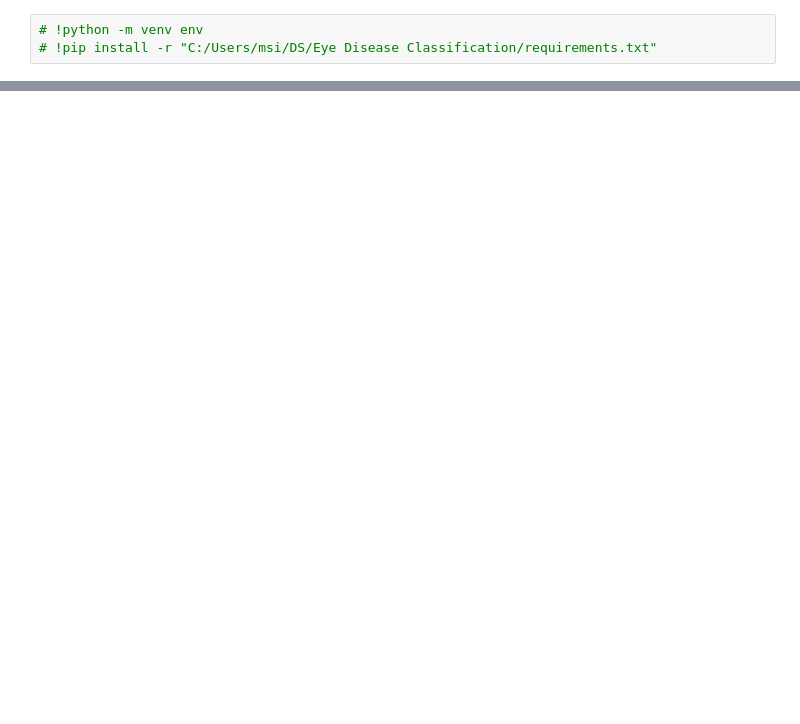
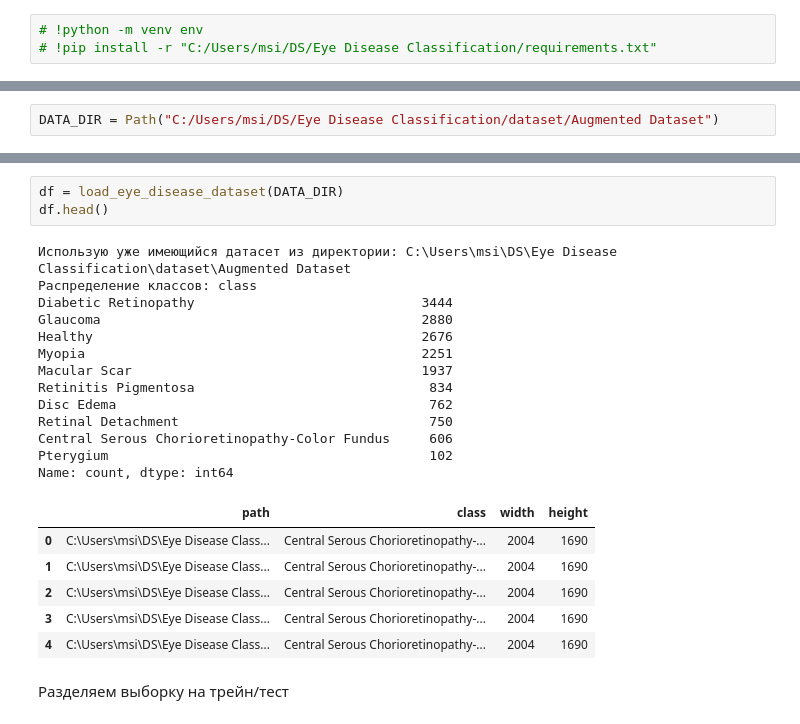
Before and after one commit to diamondOnJava/eye_disease_image_classifier, a Jupyter notebook: pipeline.ipynb, the cells around one changed output, grey strips where cells are left out. Saved outputs shown, nothing was run; the diff lists cells and outputs as text; blank space fills up the shorter version.

```diff
--- a/pipeline.ipynb
+++ b/pipeline.ipynb
@@ -16,0 +25,2 @@ Path to dataset files: C:\Users\msi\.cache\kagglehub\datasets\ruhulaminsharif\ey
+# %%
+DATA_DIR = Path("C:/Users/msi/DS/Eye Disease Classification/dataset/Augmented Dataset")
@@ -16,0 +91,25 @@ Path to dataset files: C:\Users\msi\.cache\kagglehub\datasets\ruhulaminsharif\ey
+# %%
+df = load_eye_disease_dataset(DATA_DIR)
+df.head()
+# %% [output]
+Использую уже имеющийся датасет из директории: C:\Users\msi\DS\Eye Disease Classification\dataset\Augmented Dataset
+Распределение классов: class
+Diabetic Retinopathy                             3444
+Glaucoma                                         2880
+Healthy                                          2676
+Myopia                                           2251
+Macular Scar                                     1937
+Retinitis Pigmentosa                              834
+Disc Edema                                        762
+Retinal Detachment                                750
+Central Serous Chorioretinopathy-Color Fundus     606
+Pterygium                                         102
+Name: count, dtype: int64
+|  | path | class | width | height |
+| 0 | C:\Users\msi\DS\Eye Disease Class... | Central Serous Chorioretinopathy-... | 2004 | 1690 |
+| 1 | C:\Users\msi\DS\Eye Disease Class... | Central Serous Chorioretinopathy-... | 2004 | 1690 |
+| 2 | C:\Users\msi\DS\Eye Disease Class... | Central Serous Chorioretinopathy-... | 2004 | 1690 |
+| 3 | C:\Users\msi\DS\Eye Disease Class... | Central Serous Chorioretinopathy-... | 2004 | 1690 |
+| 4 | C:\Users\msi\DS\Eye Disease Class... | Central Serous Chorioretinopathy-... | 2004 | 1690 |
+# %% [markdown]
+Разделяем выборку на трейн/тест
```
Also changed, not shown: parts of 30 cells of this notebook, 3 other files.
